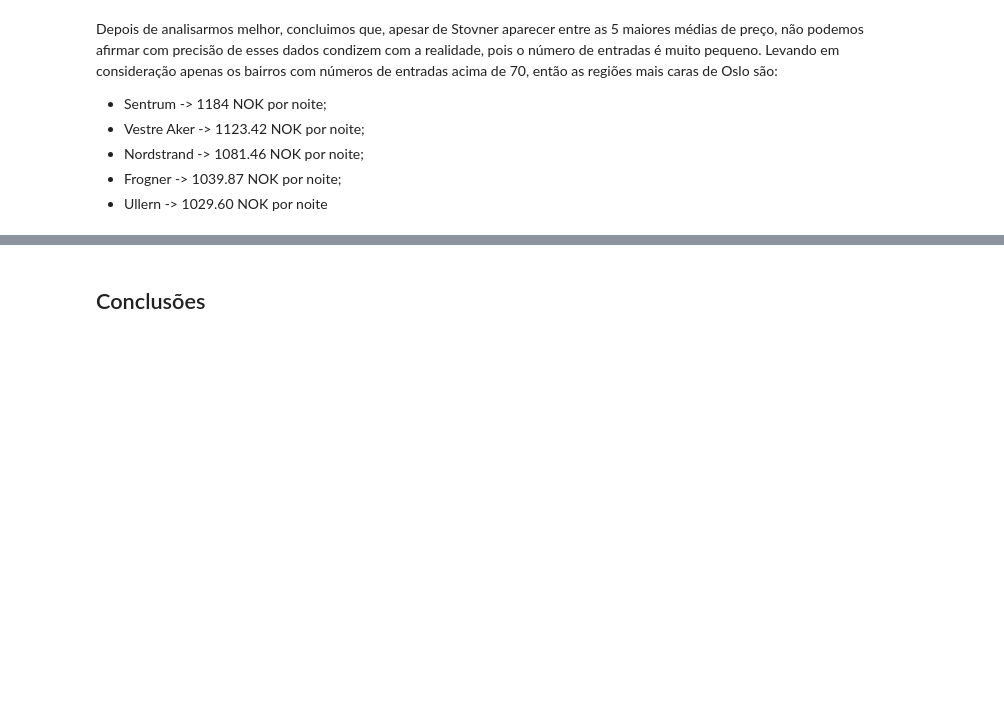
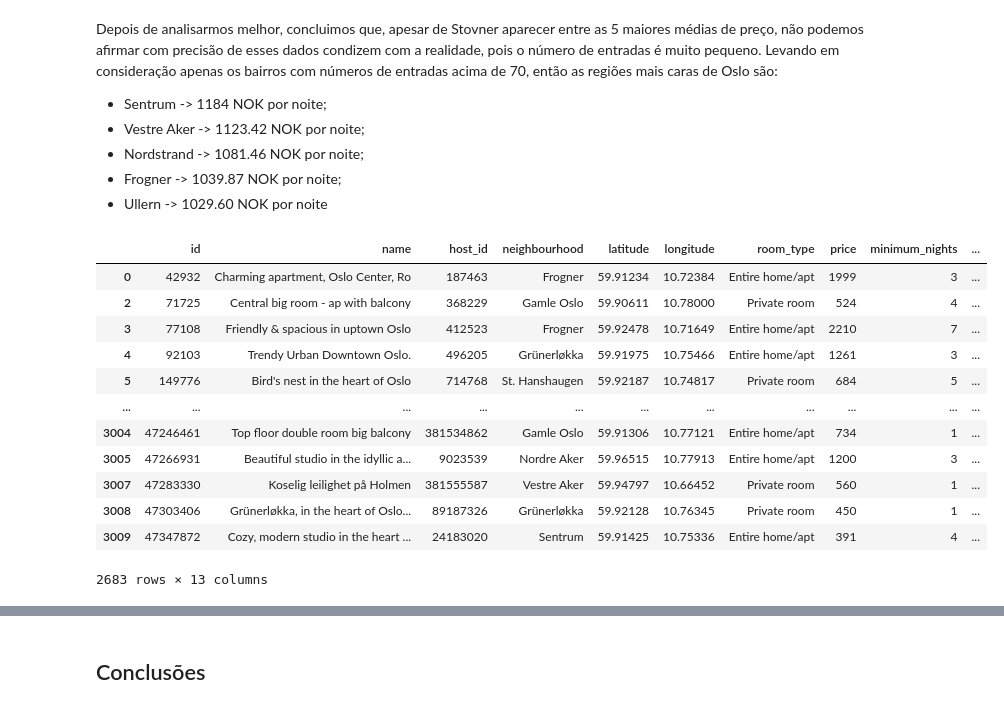
Before and after one commit to rafamarquesrmb/data_science, a Jupyter notebook: projeto01_analise_de_dados_airbnb_/Analisando_os_Dados_do_Airbnb_Oslo_Noruega_By_Rafael_Marques.ipynb, the cells around one changed output, grey strips where cells are left out. Drawn from its saved outputs; the diff is of its cells as text; code cells hidden in the pictures; blank space fills up the shorter version.

```diff
--- a/projeto01_analise_de_dados_airbnb_/Analisando_os_Dados_do_Airbnb_Oslo_Noruega_By_Rafael_Marques.ipynb
+++ b/projeto01_analise_de_dados_airbnb_/Analisando_os_Dados_do_Airbnb_Oslo_Noruega_By_Rafael_Marques.ipynb
@@ -661,5 +706,21 @@ Depois de analisarmos melhor, concluimos que, apesar de Stovner aparecer entre a
 * Nordstrand -> 1081.46 NOK por noite;
 * Frogner -> 1039.87 NOK por noite;
 * Ullern -> 1029.60 NOK por noite
+# %%
+df_clean
+# %% [output]
+|  | id | name | host_id | neighbourhood | latitude | longitude | room_type | price | minimum_nights | ... |
+| 0 | 42932 | Charming apartment, Oslo Center, Ro | 187463 | Frogner | 59.91234 | 10.72384 | Entire home/apt | 1999 | 3 | ... |
+| 2 | 71725 | Central big room - ap with balcony | 368229 | Gamle Oslo | 59.90611 | 10.78000 | Private room | 524 | 4 | ... |
+| 3 | 77108 | Friendly & spacious in uptown Oslo | 412523 | Frogner | 59.92478 | 10.71649 | Entire home/apt | 2210 | 7 | ... |
+| 4 | 92103 | Trendy Urban Downtown Oslo. | 496205 | Grünerløkka | 59.91975 | 10.75466 | Entire home/apt | 1261 | 3 | ... |
+| 5 | 149776 | Bird's nest in the heart of Oslo | 714768 | St. Hanshaugen | 59.92187 | 10.74817 | Private room | 684 | 5 | ... |
+| ... | ... | ... | ... | ... | ... | ... | ... | ... | ... | ... |
+| 3004 | 47246461 | Top floor double room big balcony | 381534862 | Gamle Oslo | 59.91306 | 10.77121 | Entire home/apt | 734 | 1 | ... |
+| 3005 | 47266931 | Beautiful studio in the idyllic a... | 9023539 | Nordre Aker | 59.96515 | 10.77913 | Entire home/apt | 1200 | 3 | ... |
+| 3007 | 47283330 | Koselig leilighet på Holmen | 381555587 | Vestre Aker | 59.94797 | 10.66452 | Private room | 560 | 1 | ... |
+| 3008 | 47303406 | Grünerløkka, in the heart of Oslo... | 89187326 | Grünerløkka | 59.92128 | 10.76345 | Private room | 450 | 1 | ... |
+| 3009 | 47347872 | Cozy, modern studio in the heart ... | 24183020 | Sentrum | 59.91425 | 10.75336 | Entire home/apt | 391 | 4 | ... |
+2683 rows × 13 columns
 # %%
 # plotar os imóveis pela latitude-longitude
```
Also changed, not shown: parts of 11 cells of this notebook.
